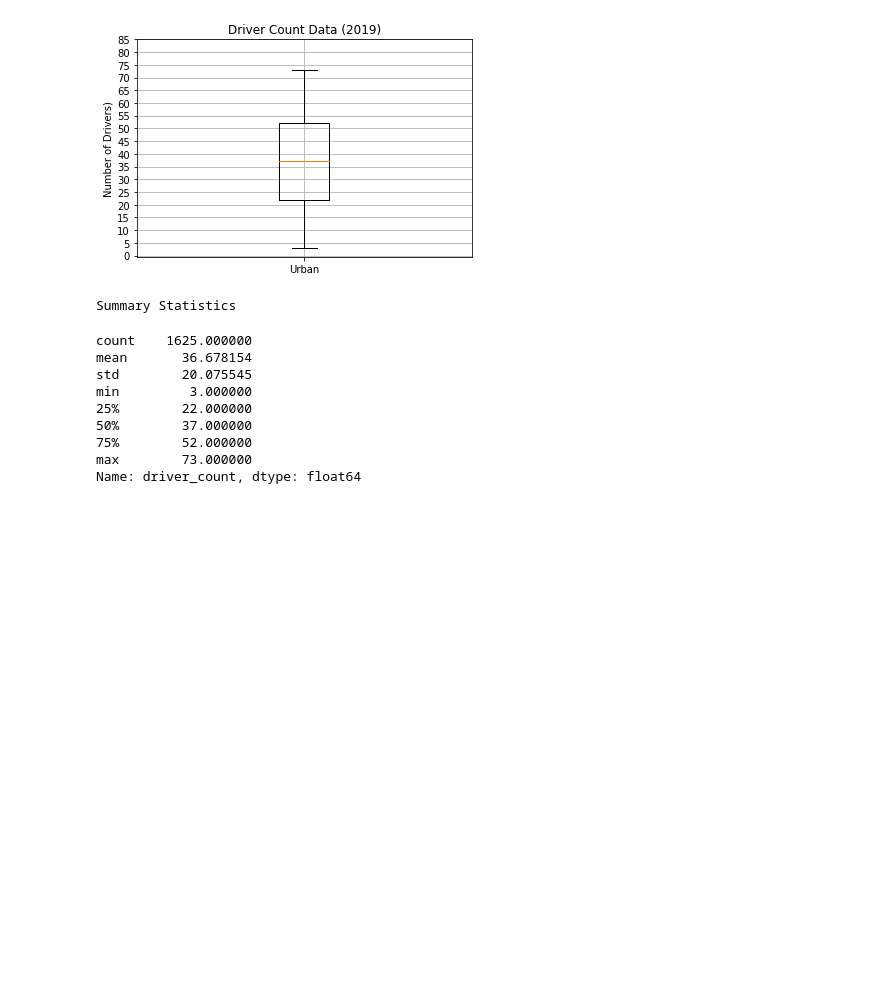
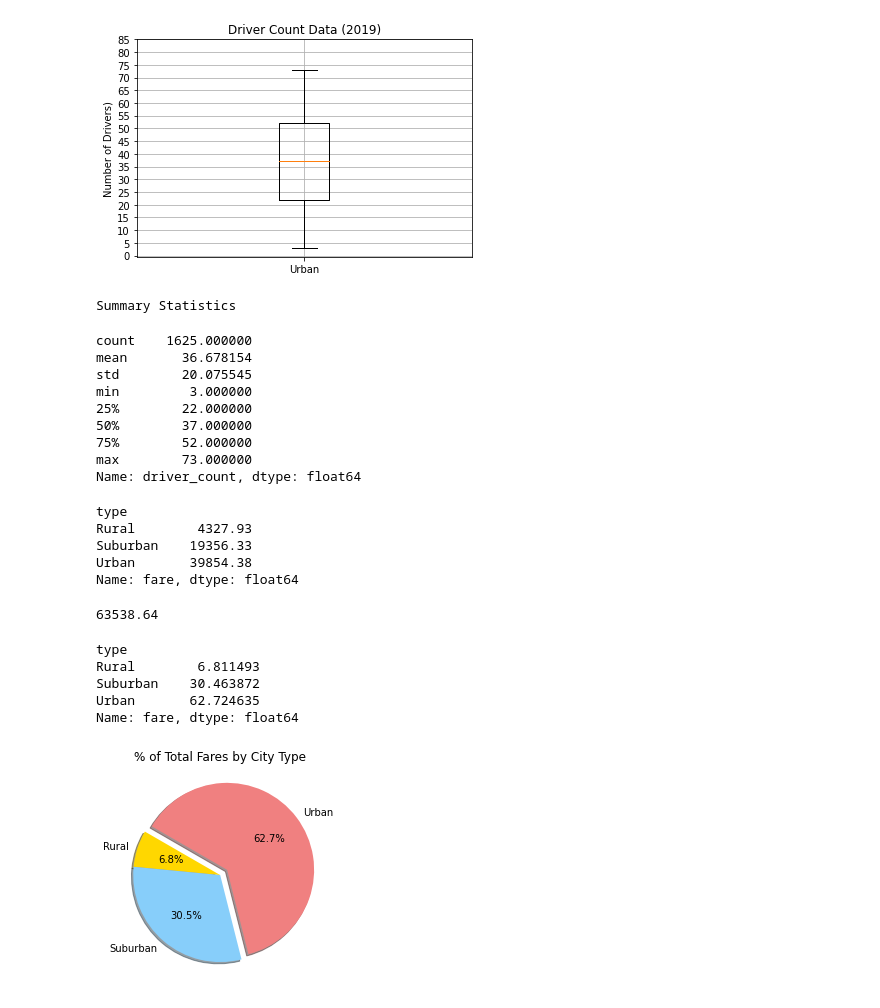
Before and after one commit to SKuczynski17/PyBer_Analysis, a Jupyter notebook: Pyber.ipynb, the cells around one changed output. Cells and saved outputs as stored; diff of their text form; code cells hidden in the pictures; blank space fills up the shorter version.

```diff
--- a/Pyber.ipynb
+++ b/Pyber.ipynb
@@ -566,3 +566,40 @@ min         3.000000
 75%        52.000000
 max        73.000000
 Name: driver_count, dtype: float64
+# %%
+sum_fares_by_types = pyber_data_df.groupby(["type"]).sum()['fare']
+sum_fares_by_types
+# %% [output]
+type
+Rural        4327.93
+Suburban    19356.33
+Urban       39854.38
+Name: fare, dtype: float64
+# %%
+# Get the sum of all the fares.
+total_fares = pyber_data_df["fare"].sum()
+total_fares
+# %% [output]
+63538.64
+# %%
+percentage_total_fares = (sum_fares_by_types/total_fares)*100
+percentage_total_fares
+# %% [output]
+type
+Rural        6.811493
+Suburban    30.463872
+Urban       62.724635
+Name: fare, dtype: float64
+# %%
+# Build the percentage of fares by city type pie chart.
+plt.pie(percentage_total_fares,
+    labels=["Rural", "Suburban", "Urban"],
+    colors=["gold", "lightskyblue", "lightcoral"],
+    explode=[0, 0, 0.1],
+    autopct='%1.1f%%',
+    shadow=True, startangle=150)
+plt.title("% of Total Fares by City Type")
+# Show Figure
+plt.show()
+# %% [output]
+[figure, added]
```
Also changed, not shown: parts of 7 cells of this notebook, 1 other file.
